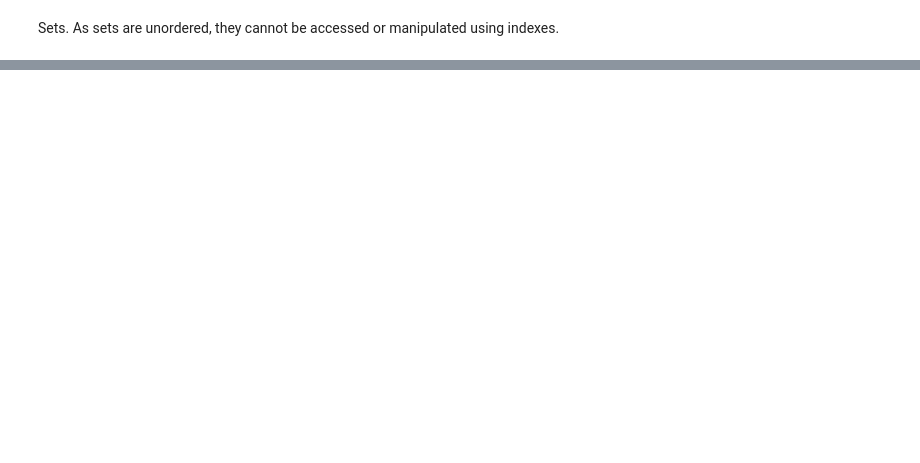
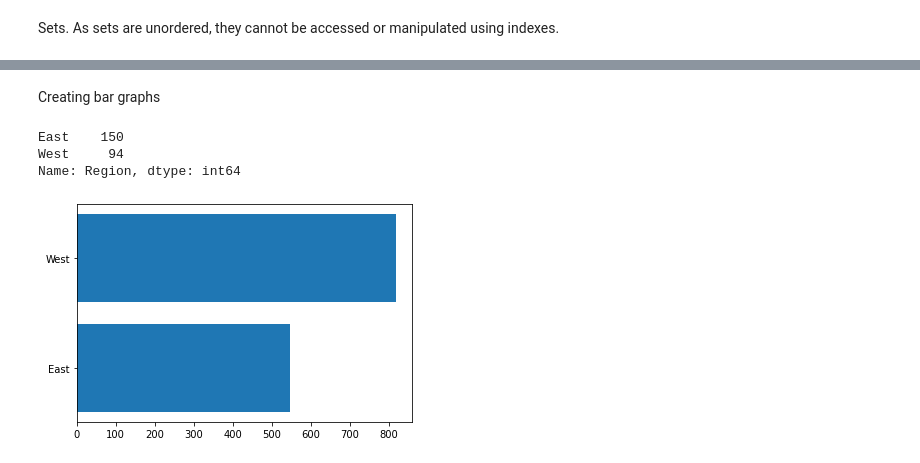
Before and after one commit to edmanabc/Avado-Python-Exercise, a Jupyter notebook: Python_workshop2.ipynb, the cells around one changed output, grey strips where cells are left out. Saved outputs shown, nothing was run; the diff lists cells and outputs as text; code cells hidden in the pictures; blank space fills up the shorter version.

```diff
--- a/Python_workshop2.ipynb
+++ b/Python_workshop2.ipynb
@@ -446,0 +776,3 @@ print(len(myset))
+# %%
+df=pd.read_csv("/content/drive/MyDrive/Food Samples Forecasting/Food_Sale_Full_Data.csv")
+df
@@ -446,0 +906,3 @@ print(len(myset))
+# %%
+#to change "OrderDate" column to date format so panda can read it
+df["OrderDate"]=pd.to_datetime(df["OrderDate"])
@@ -446,0 +914,5 @@ print(len(myset))
+# %%
+from pandas.core.tools.datetimes import to_datetime
+#Another way to change to date format mm/dd/YYYY
+df["OrderDate"]=pd.to_datetime(df["OrderDate"],format="%m/%d/%Y")
+print(df)
@@ -446,0 +971,9 @@ print(len(myset))
+# %% [markdown]
+Creating bar graphs
+# %%
+#to check how many regions there are and their count
+df["Region"].value_counts()
+# %% [output]
+East    150
+West     94
+Name: Region, dtype: int64
@@ -446,0 +983,6 @@ print(len(myset))
+# %%
+#Using Matplotlib.
+plt.barh(df["Region"],df["TotalPrice"])
+plt.show()
+# %% [output]
+[figure, added]
```
Also changed, not shown: parts of 294 cells of this notebook.
